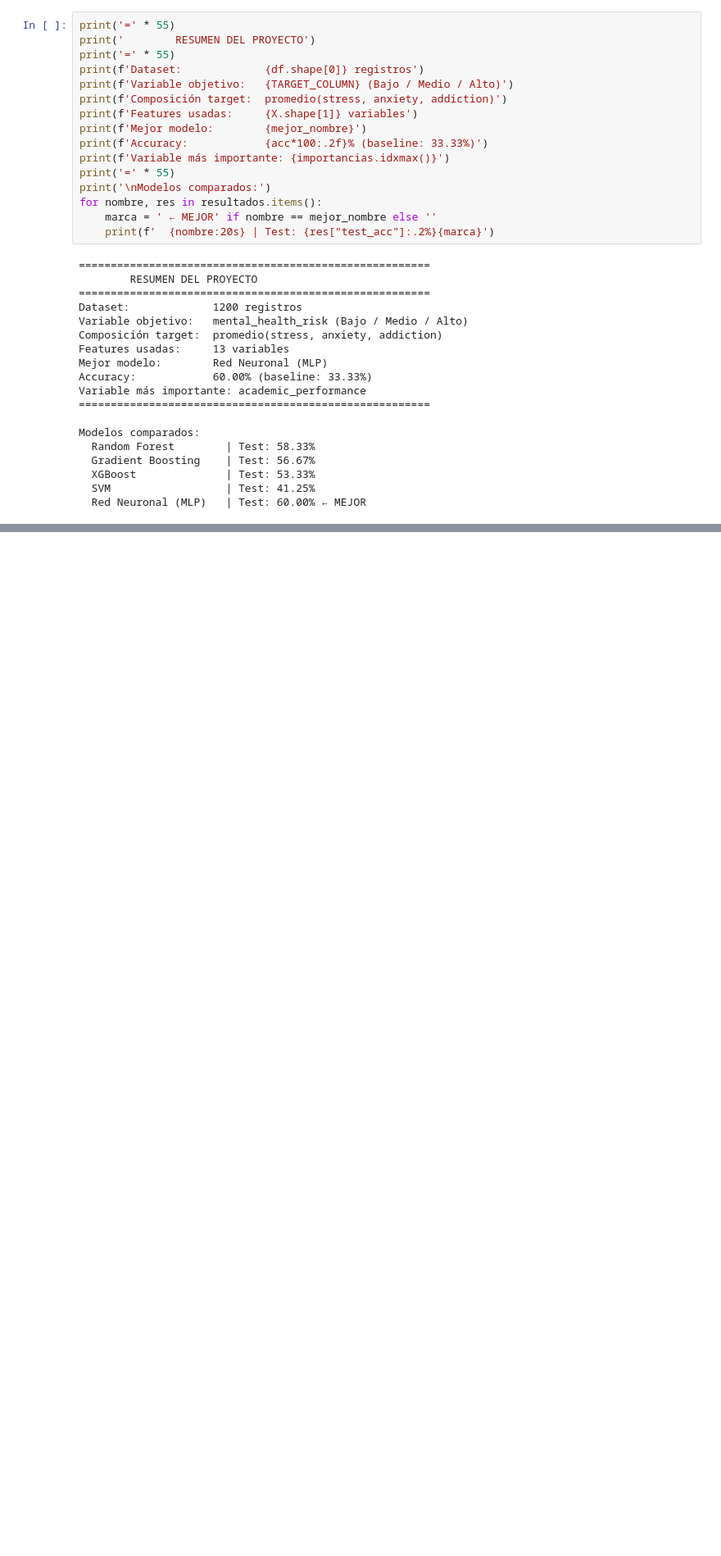
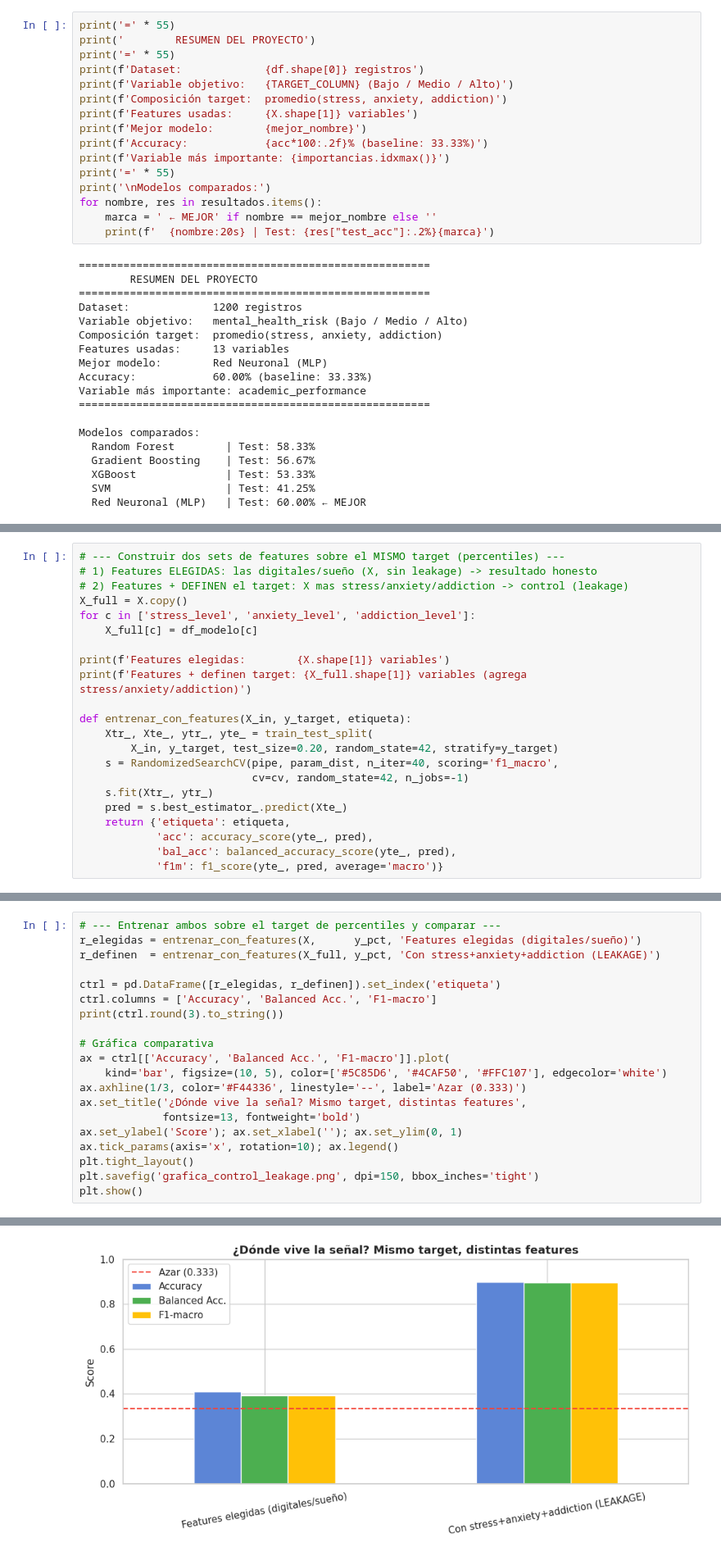
Before and after one commit to kevinArgueta96/proyect-manejo-datos-galileo, a Jupyter notebook: salud_mental_adolescentes.ipynb, the cells around one changed output, grey strips where cells are left out. Shown at 82% size. Cells and saved outputs as stored; diff of their text form; blank space fills up the shorter version.

```diff
--- a/salud_mental_adolescentes.ipynb
+++ b/salud_mental_adolescentes.ipynb
@@ -532,0 +889,22 @@ Modelos comparados:
+# %%
+# --- Construir dos sets de features sobre el MISMO target (percentiles) ---
+# 1) Features ELEGIDAS: las digitales/sueño (X, sin leakage) -> resultado honesto
+# 2) Features + DEFINEN el target: X mas stress/anxiety/addiction -> control (leakage)
+X_full = X.copy()
+for c in ['stress_level', 'anxiety_level', 'addiction_level']:
+    X_full[c] = df_modelo[c]
+
+print(f'Features elegidas:        {X.shape[1]} variables')
+print(f'Features + definen target: {X_full.shape[1]} variables (agrega stress/anxiety/addiction)')
+
+def entrenar_con_features(X_in, y_target, etiqueta):
+    Xtr_, Xte_, ytr_, yte_ = train_test_split(
+        X_in, y_target, test_size=0.20, random_state=42, stratify=y_target)
+    s = RandomizedSearchCV(pipe, param_dist, n_iter=40, scoring='f1_macro',
+                           cv=cv, random_state=42, n_jobs=-1)
+    s.fit(Xtr_, ytr_)
+    pred = s.best_estimator_.predict(Xte_)
+    return {'etiqueta': etiqueta,
+            'acc': accuracy_score(yte_, pred),
+            'bal_acc': balanced_accuracy_score(yte_, pred),
+            'f1m': f1_score(yte_, pred, average='macro')}
@@ -532,0 +914,21 @@ Modelos comparados:
+# %%
+# --- Entrenar ambos sobre el target de percentiles y comparar ---
+r_elegidas = entrenar_con_features(X,      y_pct, 'Features elegidas (digitales/sueño)')
+r_definen  = entrenar_con_features(X_full, y_pct, 'Con stress+anxiety+addiction (LEAKAGE)')
+
+ctrl = pd.DataFrame([r_elegidas, r_definen]).set_index('etiqueta')
+ctrl.columns = ['Accuracy', 'Balanced Acc.', 'F1-macro']
+print(ctrl.round(3).to_string())
+
+# Gráfica comparativa
+ax = ctrl[['Accuracy', 'Balanced Acc.', 'F1-macro']].plot(
+    kind='bar', figsize=(10, 5), color=['#5C85D6', '#4CAF50', '#FFC107'], edgecolor='white')
+ax.axhline(1/3, color='#F44336', linestyle='--', label='Azar (0.333)')
+ax.set_title('¿Dónde vive la señal? Mismo target, distintas features',
+             fontsize=13, fontweight='bold')
+ax.set_ylabel('Score'); ax.set_xlabel(''); ax.set_ylim(0, 1)
+ax.tick_params(axis='x', rotation=10); ax.legend()
+plt.tight_layout()
+plt.savefig('grafica_control_leakage.png', dpi=150, bbox_inches='tight')
+plt.show()
+# %% [output]
@@ -532,0 +939 @@ Modelos comparados:
+[figure, added]
```
Also changed, not shown: parts of 23 cells of this notebook, 19 other files.
